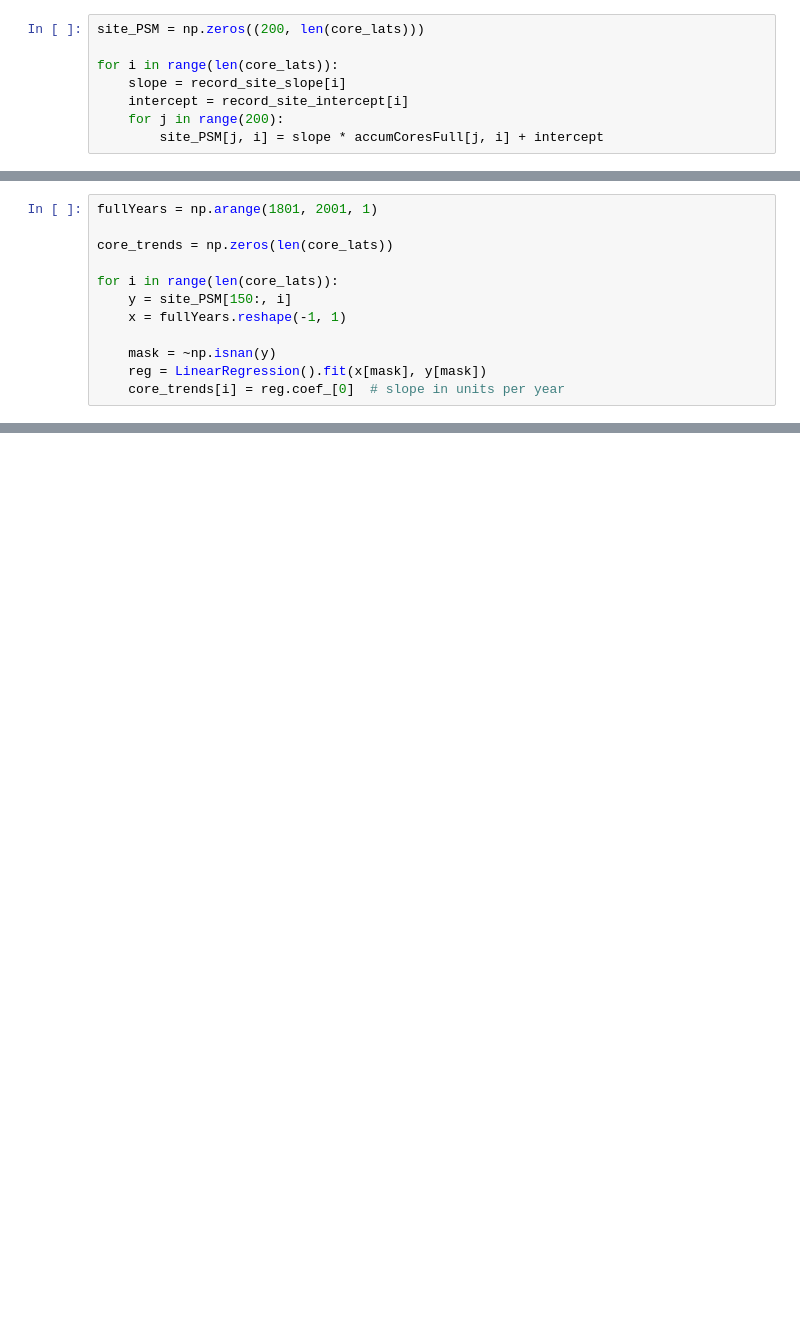
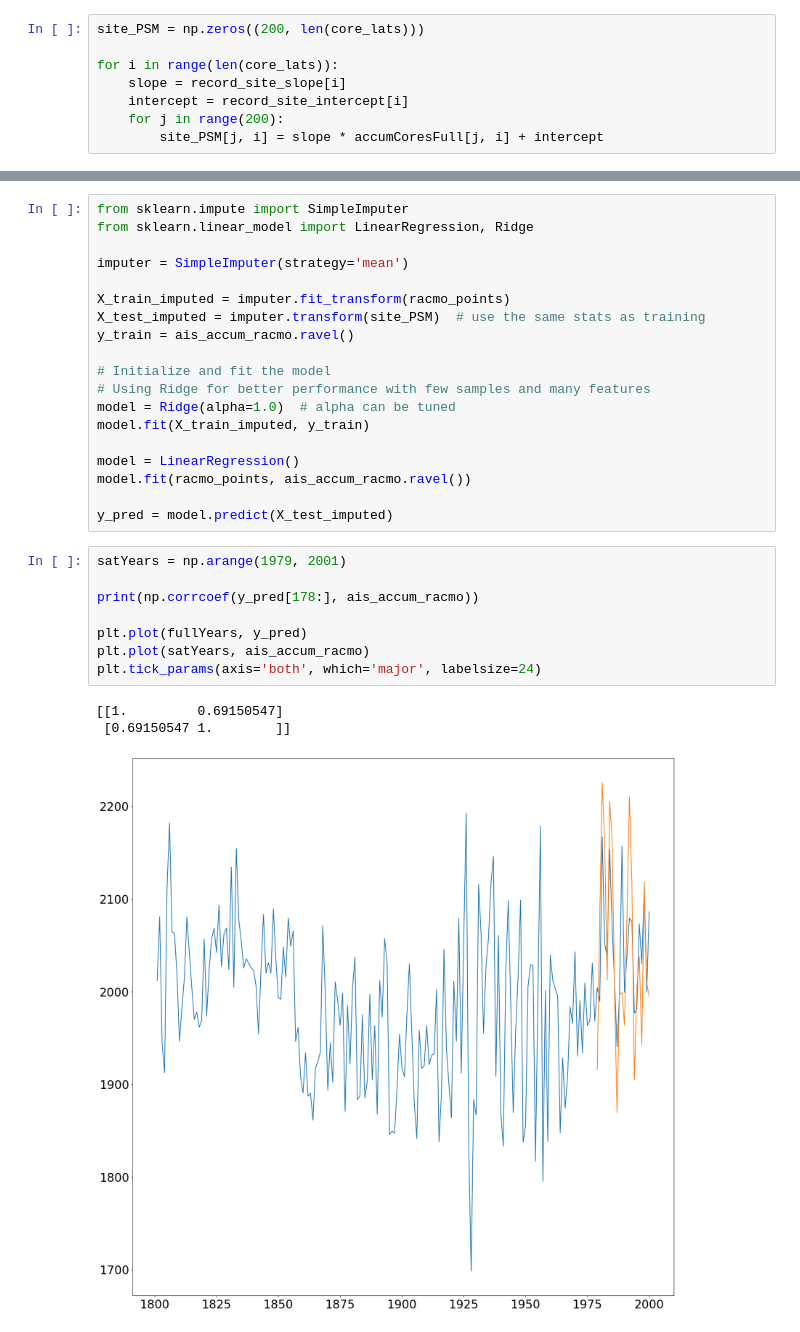
Before and after one commit to advikeswaran/metric-reconstruction, a Jupyter notebook: RACMO_xESMF.ipynb, the cells around one changed output, grey strips where cells are left out. Saved outputs shown, nothing was run; the diff lists cells and outputs as text; blank space fills up the shorter version.

```diff
--- a/RACMO_xESMF.ipynb
+++ b/RACMO_xESMF.ipynb
@@ -445,12 +443,0 @@ plt.plot(fullYears, site_PSM[:, 34], label='PSM')
-# %%
-fullYears = np.arange(1801, 2001, 1)
-
-core_trends = np.zeros(len(core_lats))
-
-for i in range(len(core_lats)):
-    y = site_PSM[150:, i]
-    x = fullYears.reshape(-1, 1)
-
-    mask = ~np.isnan(y)
-    reg = LinearRegression().fit(x[mask], y[mask])
-    core_trends[i] = reg.coef_[0]  # slope in units per year
@@ -491,0 +576,31 @@ plt.show()
+# %%
+from sklearn.impute import SimpleImputer
+from sklearn.linear_model import LinearRegression, Ridge
+
+imputer = SimpleImputer(strategy='mean')
+
+X_train_imputed = imputer.fit_transform(racmo_points)
+X_test_imputed = imputer.transform(site_PSM)  # use the same stats as training
+y_train = ais_accum_racmo.ravel()
+
+# Initialize and fit the model
+# Using Ridge for better performance with few samples and many features
+model = Ridge(alpha=1.0)  # alpha can be tuned
+model.fit(X_train_imputed, y_train)
+
+model = LinearRegression()
+model.fit(racmo_points, ais_accum_racmo.ravel())
+
+y_pred = model.predict(X_test_imputed)
+# %%
+satYears = np.arange(1979, 2001)
+
+print(np.corrcoef(y_pred[178:], ais_accum_racmo))
+
+plt.plot(fullYears, y_pred)
+plt.plot(satYears, ais_accum_racmo)
+plt.tick_params(axis='both', which='major', labelsize=24)
+# %% [output]
+[[1.         0.69150547]
+ [0.69150547 1.        ]]
+[figure, added]
```
Also changed, not shown: parts of 16 cells of this notebook, 2 other files.
